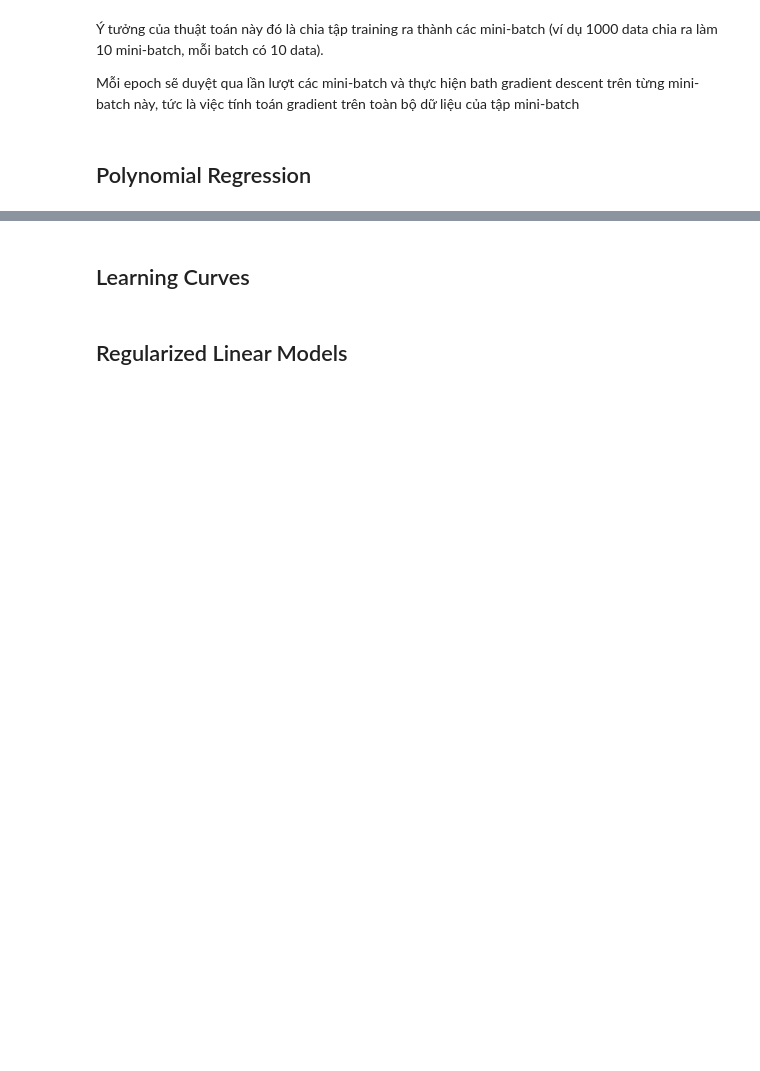
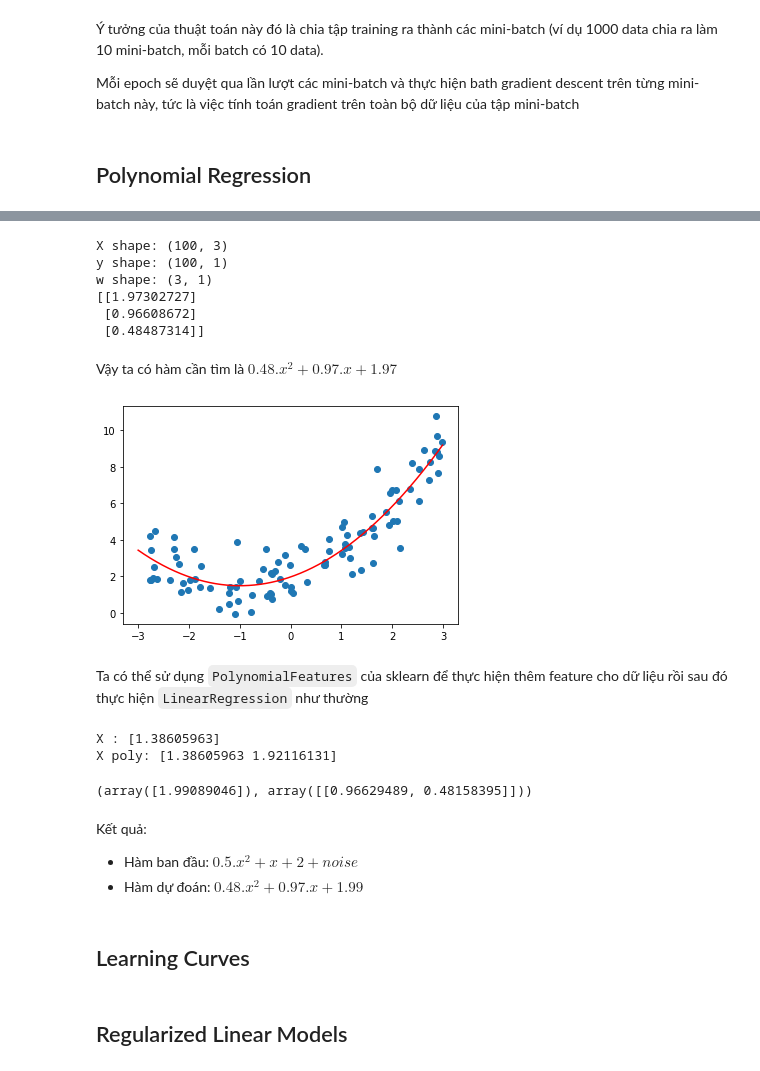
Before and after one commit to sonhm3029/Learning_ML_with_book, a Jupyter notebook: practice/hand_on_ml_with_sklearn_tensorflow/[Part1]_The_fundamentals_of_ML/chapter4.ipynb, the cells around one changed output, grey strips where cells are left out. Saved outputs shown, nothing was run; the diff lists cells and outputs as text; code cells hidden in the pictures; blank space fills up the shorter version.

Commit message:
Thêm [Part1]-[Chapter4] Polynomial Regression

```diff
--- a/practice/hand_on_ml_with_sklearn_tensorflow/[Part1]_The_fundamentals_of_ML/chapter4.ipynb
+++ b/practice/hand_on_ml_with_sklearn_tensorflow/[Part1]_The_fundamentals_of_ML/chapter4.ipynb
@@ -284,3 +313,79 @@ Mỗi epoch sẽ duyệt qua lần lượt các mini-batch và thực hiện bat
+# %%
+# Adding feature
+X_bar = np.array([np.array([1, item[0], (item**2)[0]])for item in X])
+y_ = y.reshape(m, -1)
+
+# init theta
+w = np.random.rand(3).reshape(3,-1)
+eta = 0.01
+epochs = 1000
+
+print(f"X shape: {X_bar.shape}")
+print(f"y shape: {y_.shape}")
+print(f"w shape: {w.shape}")
+# training with Gradient descent
+for epoch in range(epochs):
+    # loss
+
+    # gradient
+    grad = 1/m * X_bar.T.dot(X_bar.dot(w) - y_)
+
+    # update weight
+    w -=eta * grad
+
+print(w)
+# %% [output]
+X shape: (100, 3)
+y shape: (100, 1)
+w shape: (3, 1)
+[[1.97302727]
+ [0.96608672]
+ [0.48487314]]
+# %% [markdown]
+Vậy ta có hàm cần tìm là $0.48.x^2 + 0.97.x + 1.97$
+# %%
+def fx(x):
+    return w[0][0] + w[1][0]*x + w[2][0]*(x**2)
+
+x_line = np.arange(-3, 3, 0.01)
+y_line = np.array([fx(x) for x in x_line])
+
+x_line.shape, y_line.shape
+
+plt.scatter(X, y)
+# Visualize line
+plt.plot(x_line, y_line, color='r')
+
+plt.show()
+# %% [output]
+[figure, added]
+# %% [markdown]
+Ta có thể sử dụng `PolynomialFeatures` của sklearn để thực hiện thêm feature cho dữ liệu rồi sau đó thực hiện `LinearRegression` như thường
+# %%
+from sklearn.preprocessing import PolynomialFeatures
+
+poly_features = PolynomialFeatures(degree=2, include_bias=False)
+X_poly = poly_features.fit_transform(X)
+
+print(f"X : {X[0]}")
+
+print(f"X poly: {X_poly[0]}")
+# %% [output]
+X : [1.38605963]
+X poly: [1.38605963 1.92116131]
+# %%
+lin_reg = LinearRegression()
+
+lin_reg.fit(X_poly, y)
+
+lin_reg.intercept_, lin_reg.coef_
+# %% [output]
+(array([1.99089046]), array([[0.96629489, 0.48158395]]))
+# %% [markdown]
+Kết quả:
+
+- Hàm ban đầu: $0.5.x^2 + x + 2 + noise$
+- Hàm dự đoán: $0.48.x^2 + 0.97.x + 1.99$
 # %% [markdown]
 ## Learning Curves
 # %% [markdown]
```
Also changed, not shown: parts of 5 cells of this notebook, 1 other file.
